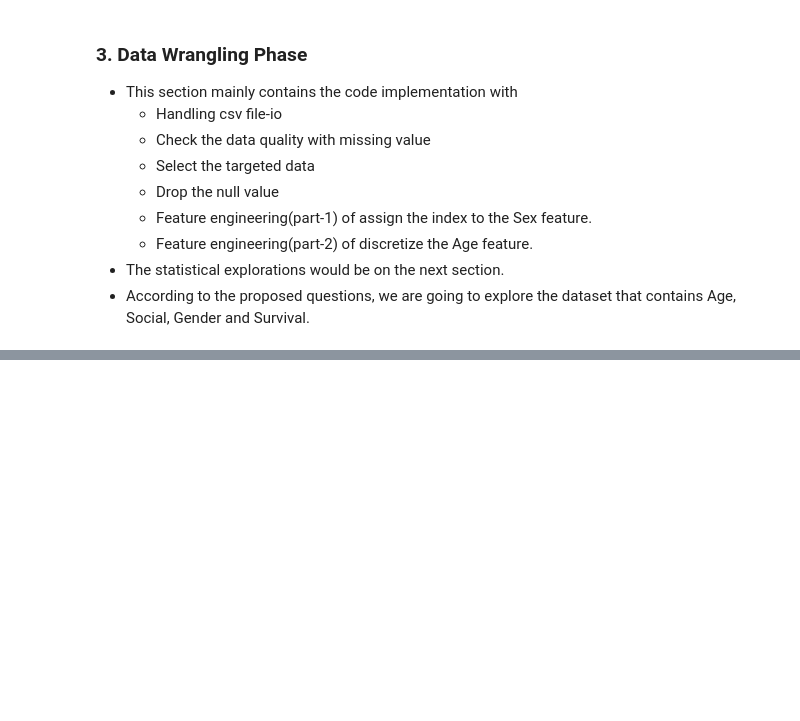
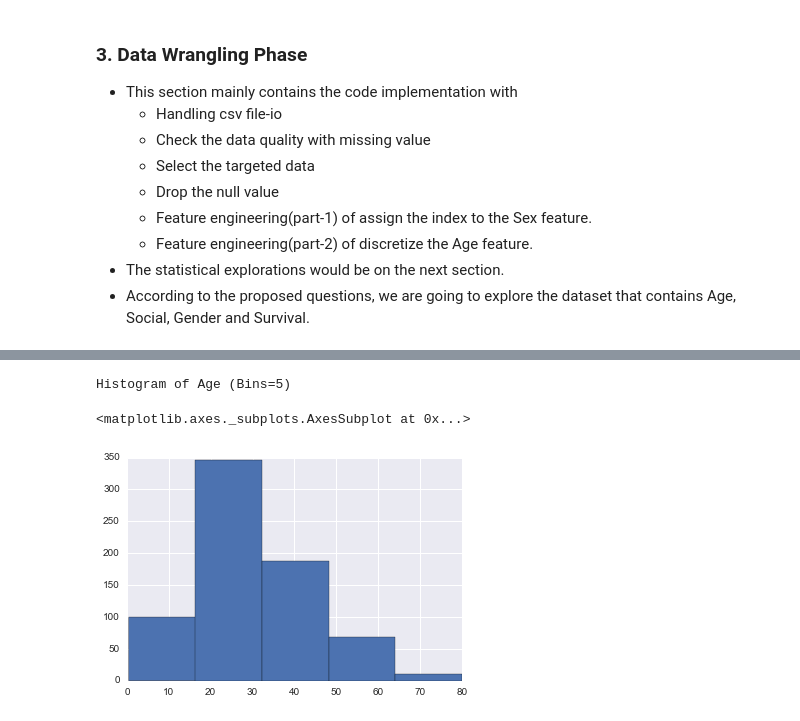
Before and after one commit to KentChun33333/machine-learning, a Jupyter notebook: DataAnalyst/P2/Data_Investigation_Titanic _Kent.ipynb, the cells around one changed output, grey strips where cells are left out. Cells and saved outputs as stored; diff of their text form; code cells hidden in the pictures; blank space fills up the shorter version.

```diff
--- a/DataAnalyst/P2/Data_Investigation_Titanic _Kent.ipynb
+++ b/DataAnalyst/P2/Data_Investigation_Titanic _Kent.ipynb
@@ -412,0 +189,7 @@ Since, we didn't test and check the hypothesis of this pairwise comparison, we a
+# %%
+print ('Histogram of Age (Bins=5) ')
+df_numerize_Sex['Age'].hist(bins=5)
+# %% [output]
+Histogram of Age (Bins=5)
+<matplotlib.axes._subplots.AxesSubplot at 0x...>
+[figure, added]
```
Also changed, not shown: parts of 48 cells of this notebook, 4 other files.
